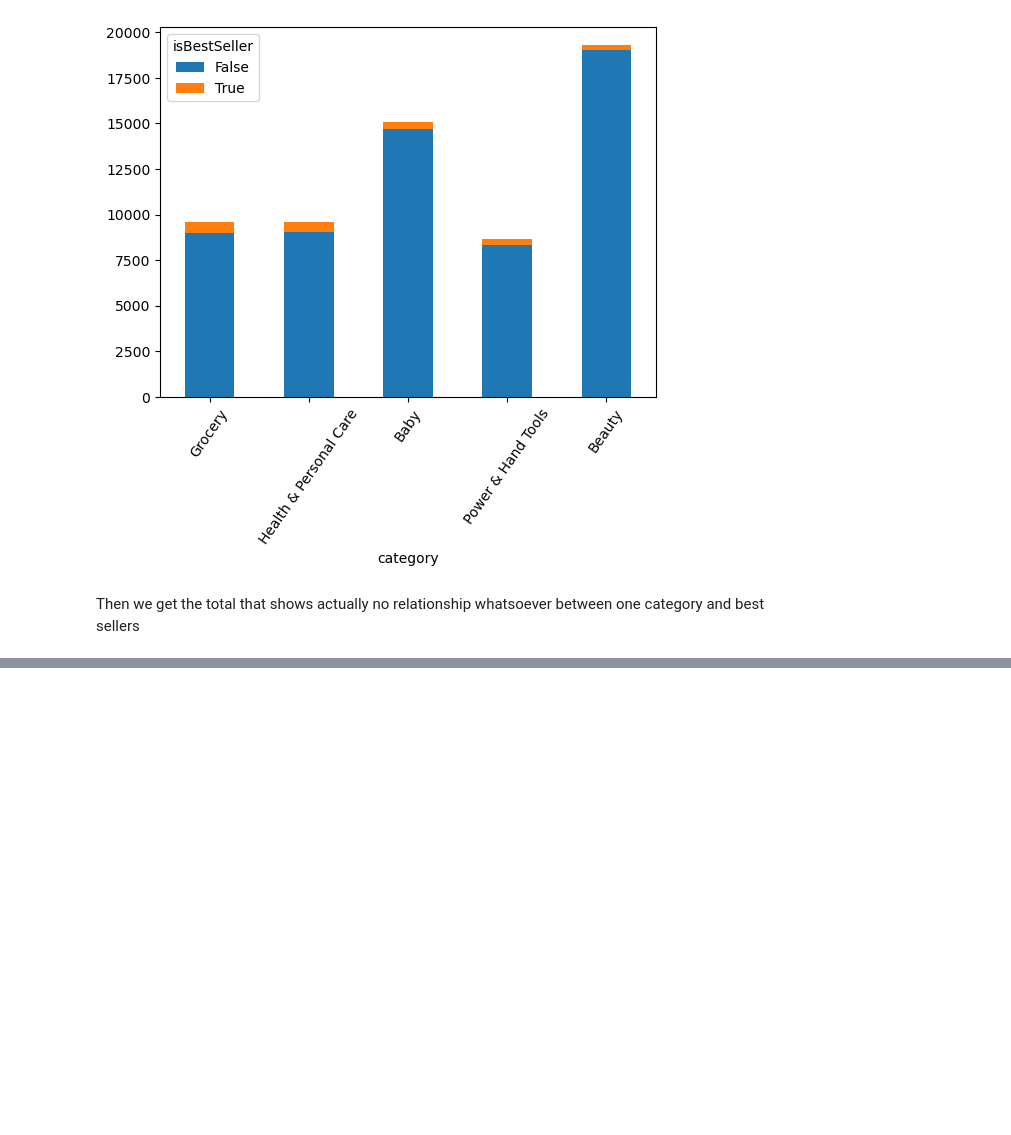
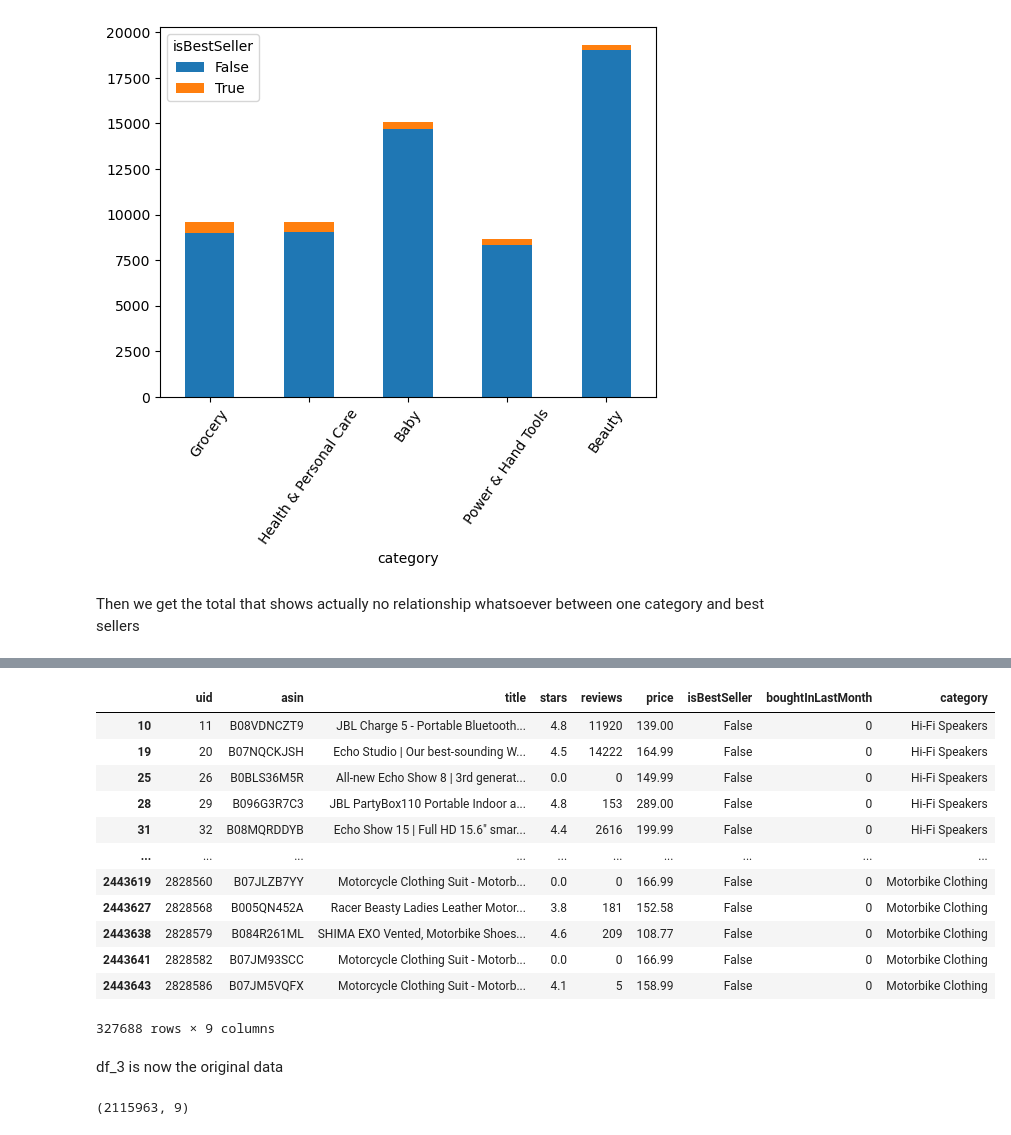
Before and after one commit to JCastillo1997/Stumbling-n-Learnin-n, a Jupyter notebook: Labs_eda/Lab_2/Lab_2.ipynb, the cells around one changed output, grey strips where cells are left out. Cells and saved outputs as stored; diff of their text form; code cells hidden in the pictures; blank space fills up the shorter version.

```diff
--- a/Labs_eda/Lab_2/Lab_2.ipynb
+++ b/Labs_eda/Lab_2/Lab_2.ipynb
@@ -132,0 +151,34 @@ Then we get the total that shows actually no relationship whatsoever between one
+# %%
+def tukeys_test_outliers(data):
+    Q1 = data.quantile(0.25)
+    Q3 = data.quantile(0.75)
+    IQR = Q3 - Q1
+
+    # Define bounds for the outliers
+    lower_bound = Q1 - 1.5 * IQR
+    upper_bound = Q3 + 1.5 * IQR
+
+    # Identify the outliers
+    outliers = df[(data < lower_bound) | (data > upper_bound)]
+    #  outliers = [(data < lower_bound) | (data > upper_bound)]
+
+
+    return outliers
+# %%
+df_outliers=tukeys_test_outliers(df['price'])
+# %%
+df_outliers
+# %% [output]
+|  | uid | asin | title | stars | reviews | price | isBestSeller | boughtInLastMonth | category |
+| 10 | 11 | B08VDNCZT9 | JBL Charge 5 - Portable Bluetooth... | 4.8 | 11920 | 139.00 | False | 0 | Hi-Fi Speakers |
+| 19 | 20 | B07NQCKJSH | Echo Studio | Our best-sounding W... | 4.5 | 14222 | 164.99 | False | 0 | Hi-Fi Speakers |
+| 25 | 26 | B0BLS36M5R | All-new Echo Show 8 | 3rd generat... | 0.0 | 0 | 149.99 | False | 0 | Hi-Fi Speakers |
+| 28 | 29 | B096G3R7C3 | JBL PartyBox110 Portable Indoor a... | 4.8 | 153 | 289.00 | False | 0 | Hi-Fi Speakers |
+| 31 | 32 | B08MQRDDYB | Echo Show 15 | Full HD 15.6" smar... | 4.4 | 2616 | 199.99 | False | 0 | Hi-Fi Speakers |
+| ... | ... | ... | ... | ... | ... | ... | ... | ... | ... |
+| 2443619 | 2828560 | B07JLZB7YY | Motorcycle Clothing Suit - Motorb... | 0.0 | 0 | 166.99 | False | 0 | Motorbike Clothing |
+| 2443627 | 2828568 | B005QN452A | Racer Beasty Ladies Leather Motor... | 3.8 | 181 | 152.58 | False | 0 | Motorbike Clothing |
+| 2443638 | 2828579 | B084R261ML | SHIMA EXO Vented, Motorbike Shoes... | 4.6 | 209 | 108.77 | False | 0 | Motorbike Clothing |
+| 2443641 | 2828582 | B07JM93SCC | Motorcycle Clothing Suit - Motorb... | 0.0 | 0 | 166.99 | False | 0 | Motorbike Clothing |
+| 2443643 | 2828586 | B07JM5VQFX | Motorcycle Clothing Suit - Motorb... | 4.1 | 5 | 158.99 | False | 0 | Motorbike Clothing |
+327688 rows × 9 columns
@@ -132,0 +188,6 @@ Then we get the total that shows actually no relationship whatsoever between one
+# %% [markdown]
+df_3 is now the original data
+# %%
+df_3.shape
+# %% [output]
+(2115963, 9)
```
Also changed, not shown: parts of 5 cells of this notebook.
